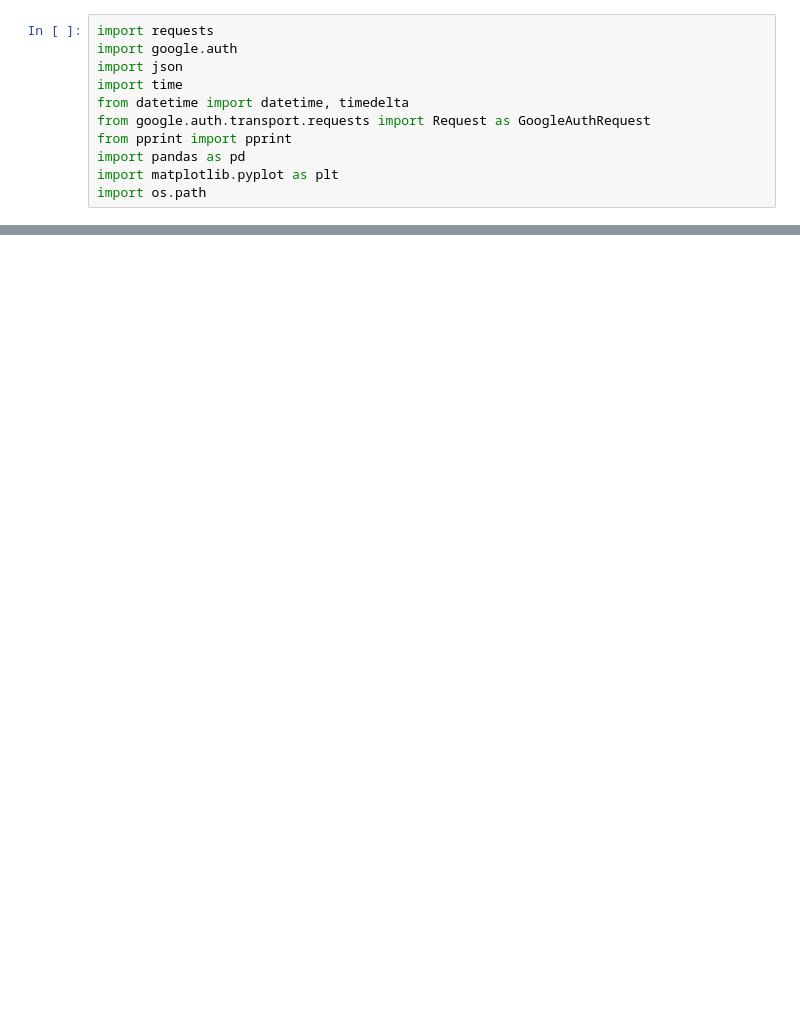
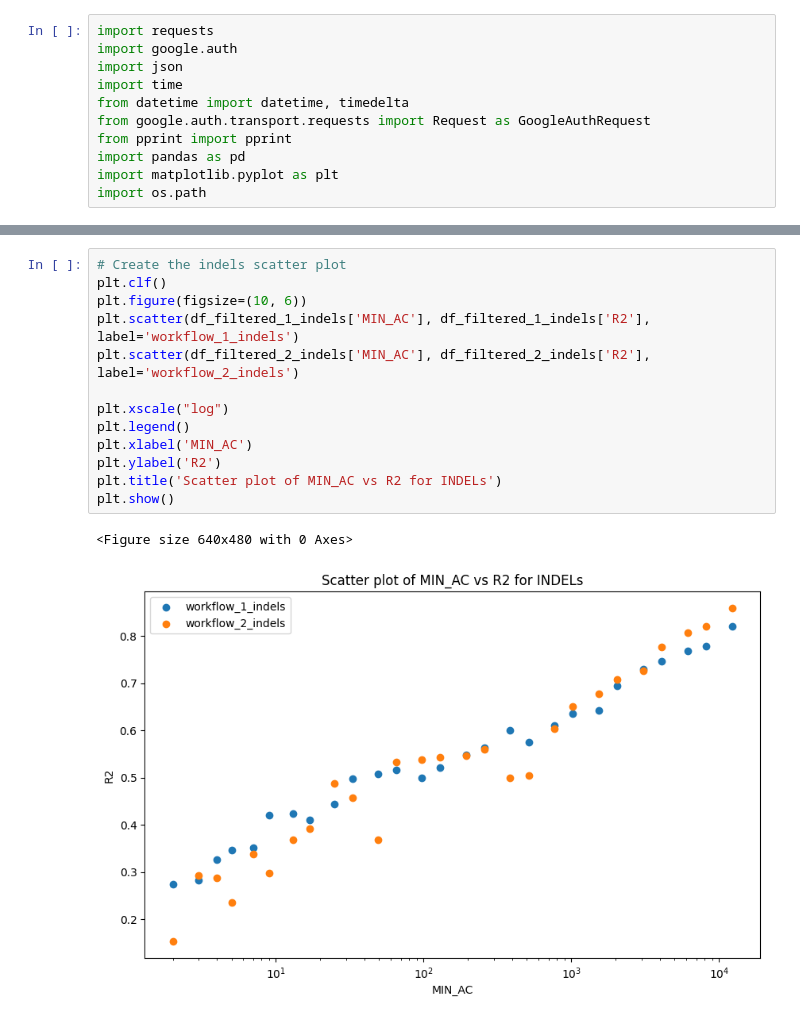
Before and after one commit to DataBiosphere/terra-scientific-pipelines-service, a Jupyter notebook: scripts/notebooks/plot_beagle_evaluation_output.ipynb, the cells around one changed output, grey strips where cells are left out. Saved outputs shown, nothing was run; the diff lists cells and outputs as text; blank space fills up the shorter version.

```diff
--- a/scripts/notebooks/plot_beagle_evaluation_output.ipynb
+++ b/scripts/notebooks/plot_beagle_evaluation_output.ipynb
@@ -100,0 +122,16 @@ plt.show()
+# %%
+# Create the indels scatter plot
+plt.clf()
+plt.figure(figsize=(10, 6))
+plt.scatter(df_filtered_1_indels['MIN_AC'], df_filtered_1_indels['R2'], label='workflow_1_indels')
+plt.scatter(df_filtered_2_indels['MIN_AC'], df_filtered_2_indels['R2'], label='workflow_2_indels')
+
+plt.xscale("log")
+plt.legend()
+plt.xlabel('MIN_AC')
+plt.ylabel('R2')
+plt.title('Scatter plot of MIN_AC vs R2 for INDELs')
+plt.show()
+# %% [output]
+<Figure size 640x480 with 0 Axes>
+[figure, added]
```
Also changed, not shown: parts of 7 cells of this notebook.
